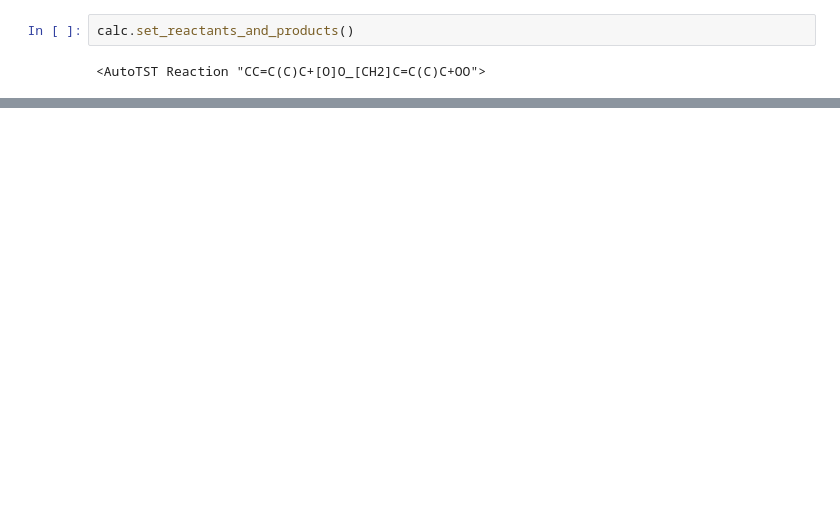
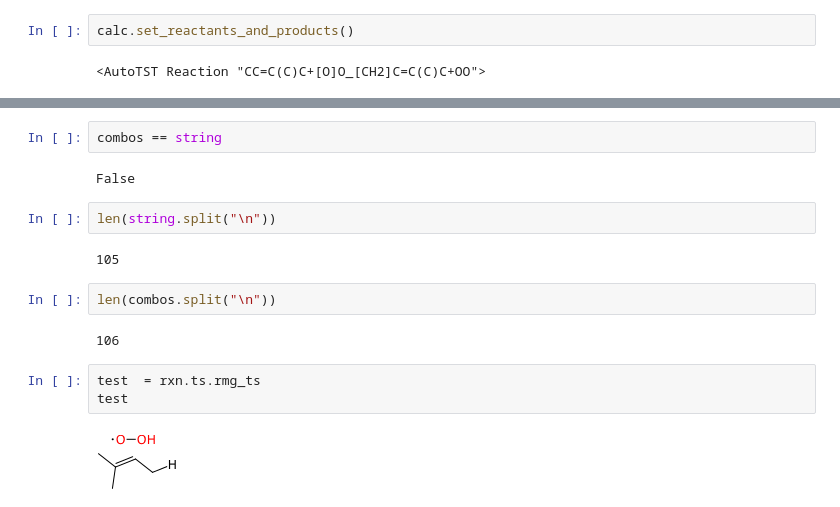
Before and after one commit to ReactionMechanismGenerator/AutoTST, a Jupyter notebook: ipython_notebooks/cantherm.ipynb, the cells around one changed output, grey strips where cells are left out. Drawn from its saved outputs; the diff is of its cells as text; blank space fills up the shorter version.

```diff
--- a/ipython_notebooks/cantherm.ipynb
+++ b/ipython_notebooks/cantherm.ipynb
@@ -360,0 +468,17 @@ calc.reaction.rmg_reaction
+# %%
+combos == string
+# %% [output]
+False
+# %%
+len(string.split("\n"))
+# %% [output]
+105
+# %%
+len(combos.split("\n"))
+# %% [output]
+106
+# %%
+test  = rxn.ts.rmg_ts
+test
+# %% [output]
+[figure, added]
```
Also changed, not shown: parts of 30 cells of this notebook, 7 other files.
